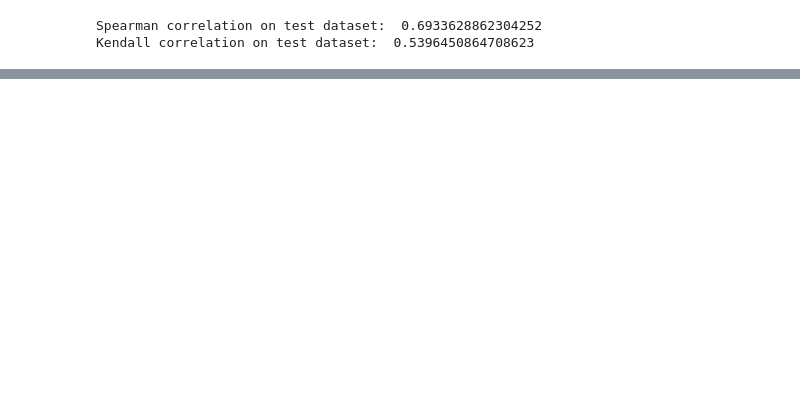
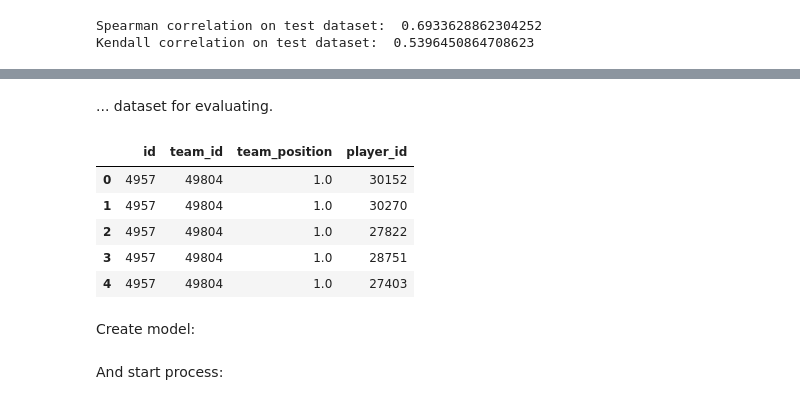
Before and after one commit to Z5-05/ad_ml_made_2023, a Jupyter notebook: hw02/ad_ml_2023_hw_02.ipynb, the cells around one changed output, grey strips where cells are left out. Saved outputs shown, nothing was run; the diff lists cells and outputs as text; code cells hidden in the pictures; blank space fills up the shorter version.

```diff
--- a/hw02/ad_ml_2023_hw_02.ipynb
+++ b/hw02/ad_ml_2023_hw_02.ipynb
@@ -231,6 +243,6 @@ players_model_df = train(players_list, train_questions, players_model_df)
 # %%
-players_model_df.to_csv("data/working/players_model_df.csv", index=False)
-# players_model_df = pd.read_csv("data/working/players_model_df.csv")
+#players_model_df.to_csv("data/working/players_model_df.csv", index=False)
+players_model_df = pd.read_csv("data/working/players_model_df.csv")
 # %% [markdown]
 Final rate of player - mean rate for every task complexity. It's will decsribe how he will work will average task. Now, we can display list of top-players:
 # %%
@@ -288,0 +308,2 @@ Kendall correlation on test dataset:  0.5396450864708623
+# %%
+test_dataset = team_rating_df[["id", "team_id", "team_position", "player_id"]].drop_duplicates()
@@ -288,0 +346,13 @@ Kendall correlation on test dataset:  0.5396450864708623
+# %% [markdown]
+... dataset for evaluating.
+# %%
+test_dataset.head()
+# %% [output]
+|  | id | team_id | team_position | player_id |
+| 0 | 4957 | 49804 | 1.0 | 30152 |
+| 1 | 4957 | 49804 | 1.0 | 30270 |
+| 2 | 4957 | 49804 | 1.0 | 27822 |
+| 3 | 4957 | 49804 | 1.0 | 28751 |
+| 4 | 4957 | 49804 | 1.0 | 27403 |
+# %% [markdown]
+Create model:
@@ -288,0 +361,2 @@ Kendall correlation on test dataset:  0.5396450864708623
+# %% [markdown]
+And start process:
```
Also changed, not shown: parts of 32 cells of this notebook.
